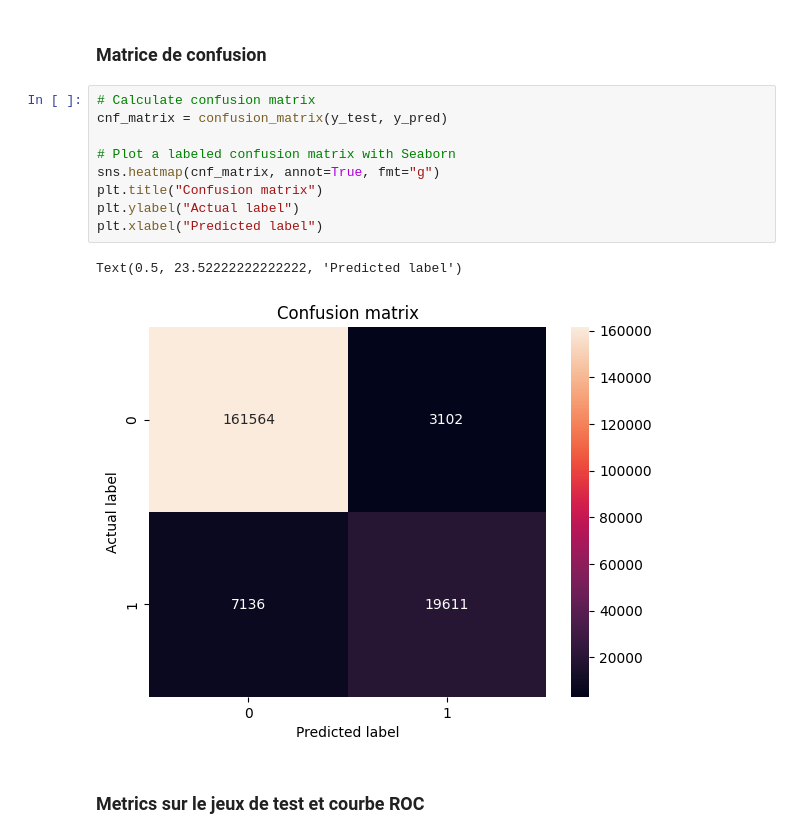
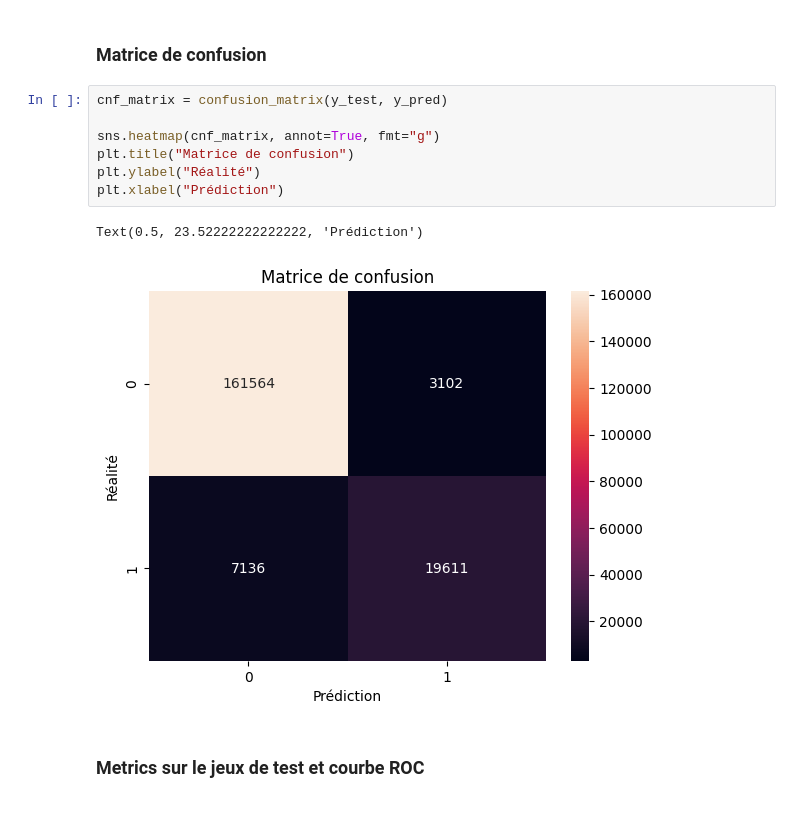
Before and after one commit to KhalilMazouz/ProjetMachineLearning, a Jupyter notebook: Projet_ML.ipynb, the cells around one changed output. Saved outputs shown, nothing was run; the diff lists cells and outputs as text.

```diff
--- a/Projet_ML.ipynb
+++ b/Projet_ML.ipynb
@@ -455,17 +456,15 @@ Remarque : On observe dans notre cas une absence d'overfitting étant donnée qu
 # %% [markdown]
 ### Matrice de confusion
 # %%
-# Calculate confusion matrix
 cnf_matrix = confusion_matrix(y_test, y_pred)
 
-# Plot a labeled confusion matrix with Seaborn
 sns.heatmap(cnf_matrix, annot=True, fmt="g")
-plt.title("Confusion matrix")
-plt.ylabel("Actual label")
-plt.xlabel("Predicted label")
+plt.title("Matrice de confusion")
+plt.ylabel("Réalité")
+plt.xlabel("Prédiction")
 # %% [output]
-Text(0.5, 23.52222222222222, 'Predicted label')
+Text(0.5, 23.52222222222222, 'Prédiction')
-[figure, old version]
+[figure, new version]
 # %% [markdown]
 ### Metrics sur le jeux de test et courbe ROC
 # %%
```
Also changed, not shown: parts of 17 cells of this notebook.
